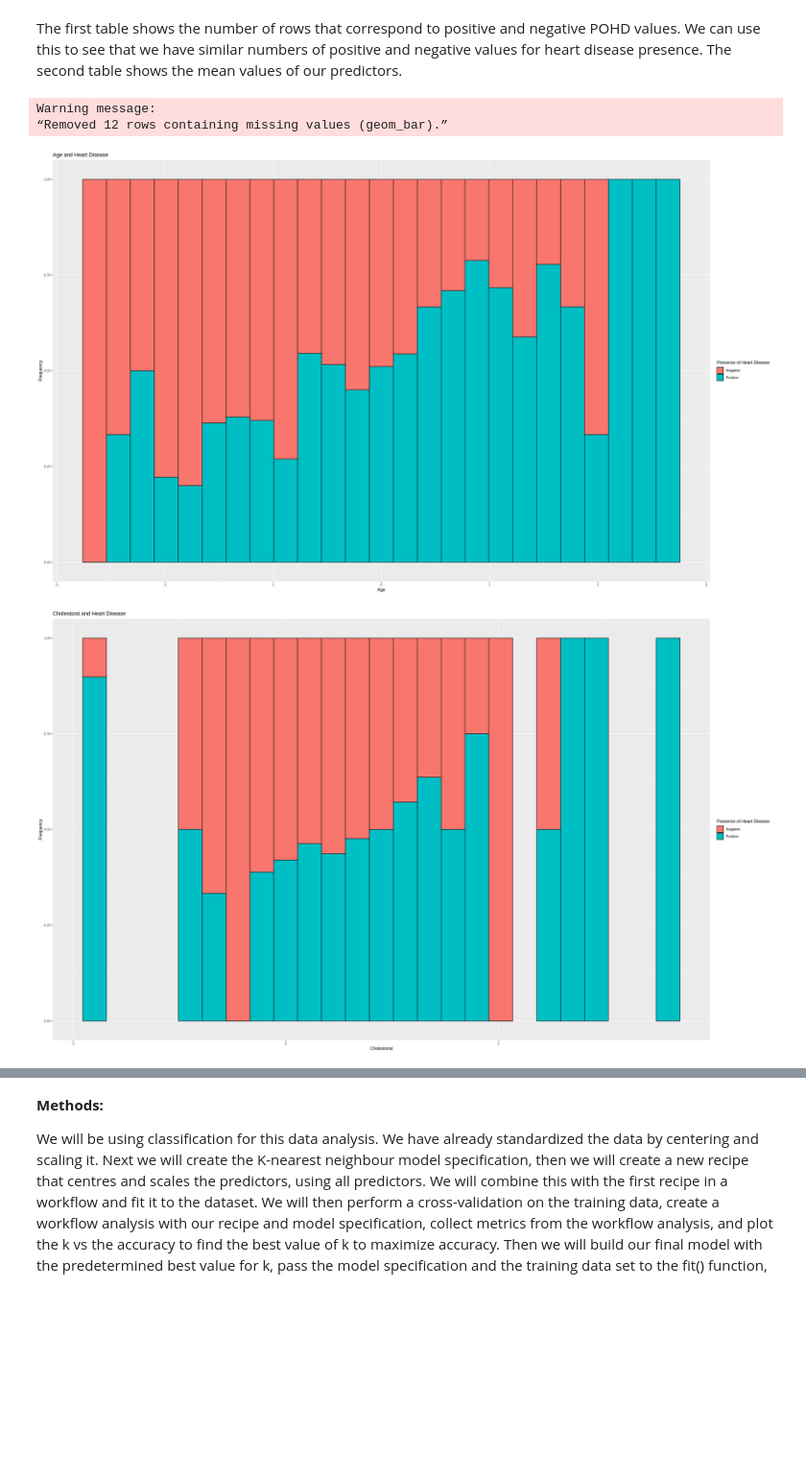
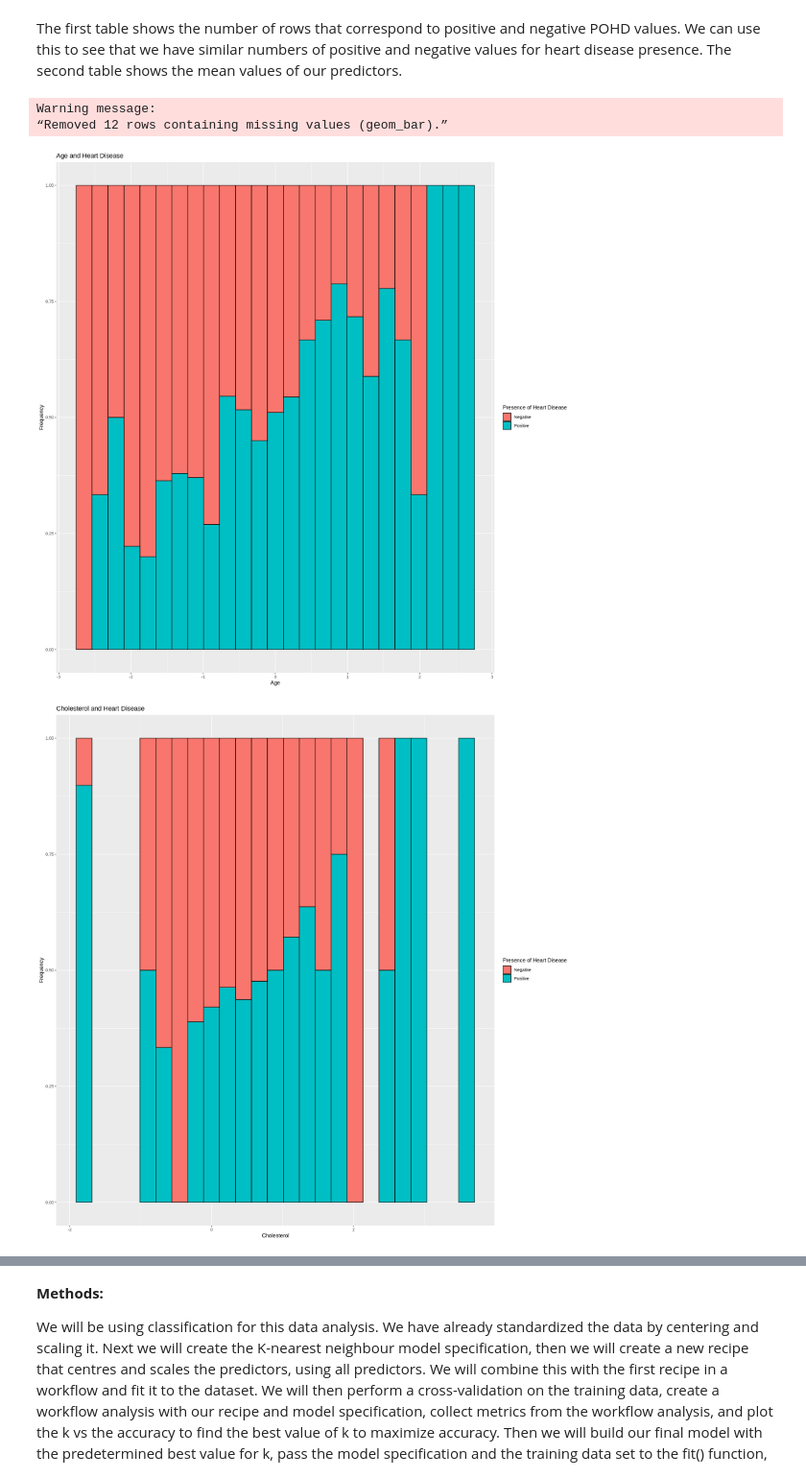
Before and after one commit to JahnaviChen/Heart-Disease, a Jupyter notebook: Heart Disease.ipynb, the cells around one changed output, grey strips where cells are left out. Shown at 96% size. Cells and saved outputs as stored; diff of their text form; code cells hidden in the pictures; blank space fills up the shorter version.

```diff
--- a/Heart Disease.ipynb
+++ b/Heart Disease.ipynb
@@ -148,60 +148,39 @@ heart_disease_scaled <- heart_disease_recipe %>%
         prep() %>%
         bake(heart_disease_train)
 # %%
-options(repr.plot.width = 25, repr.plot.height = 15)
-
-plot_1 <- heart_disease_scaled %>%
-    ggplot (aes(x=Age, y=serum_cholestoral, colour= Presence_of_Heart_Disease)) +
-    geom_point() +
-    labs(x= "age", y= "serum_cholestoral", colour = "Presence of Heart Disease") +
-    ggtitle("Diagnosis of Heart Disease based on Age and Resting Blood Pressure" )
-
-plot_2 <- ggplot(heart_disease_train, aes(x = chest_pain_type, y = serum_cholestoral, fill = Presence_of_Heart_Disease)) +
-   geom_bar(stat = "identity", position = "dodge") +
-  xlab("Chest Pain") +
-  ylab("serum_cholestoral") +
-  labs(fill = "Presence_of_Heart_Disease") +
-  ggtitle("Chest Pain and Cholesterol" )
-
-
-plot_3 <- heart_disease_scaled %>%
-    ggplot (aes(x= Age, y= maximum_heart_rate, color = Presence_of_Heart_Disease)) +
-    geom_point() +
-    labs(x= "Age", y= "Heart Rate", color = "Presence of Heart Disease") +
-    ggtitle("Diagnosis of Heart Disease based on Age and Resting Blood Pressure" )
-
+options(repr.plot.width = 15, repr.plot.height = 10)
 
 plot_a <- heart_disease_scaled %>%
    ggplot(aes(x = Age, fill = Presence_of_Heart_Disease)) +
    geom_histogram(position = 'fill', color = "black", bins = 25) +
    xlab("Age") +
    ylab("Frequency") +
    labs(fill = "Presence of Heart Disease") +
    ggtitle("Age and Heart Disease")
 
 plot_b <- heart_disease_scaled %>%
    ggplot(aes(x = serum_cholestoral, fill = Presence_of_Heart_Disease)) +
    geom_histogram(position = 'fill', color = "black", bins = 25) +
-   xlab("Cholestoral") +
+   xlab("Cholesterol") +
    ylab("Frequency") +
    labs(fill = "Presence of Heart Disease") +
-   ggtitle("Cholestoral and Heart Disease")
+   ggtitle("Cholesterol and Heart Disease")
 
 plot_c <- heart_disease_scaled %>%
    ggplot(aes(x = maximum_heart_rate, fill = Presence_of_Heart_Disease)) +
    geom_histogram(position = 'fill', color = "black", bins = 25) +
    xlab("Heart Rate") +
    ylab("Frequency") +
    labs(fill = "Presence of Heart Disease") +
    ggtitle("Heart Rate and Heart Disease")
 
 plot_a
 plot_b
 plot_c
 
-# plot_grid(plot_1, plot_2, plot_3, plot_4)
+plot_grid(plot_a, plot_b, plot_c)
 # %% [output]
 Warning message:
 “Removed 12 rows containing missing values (geom_bar).”
-[figure, old version]
+[figure, new version]
-[figure, old version]
+[figure, new version]
```
Also changed, not shown: parts of 2 cells of this notebook.
